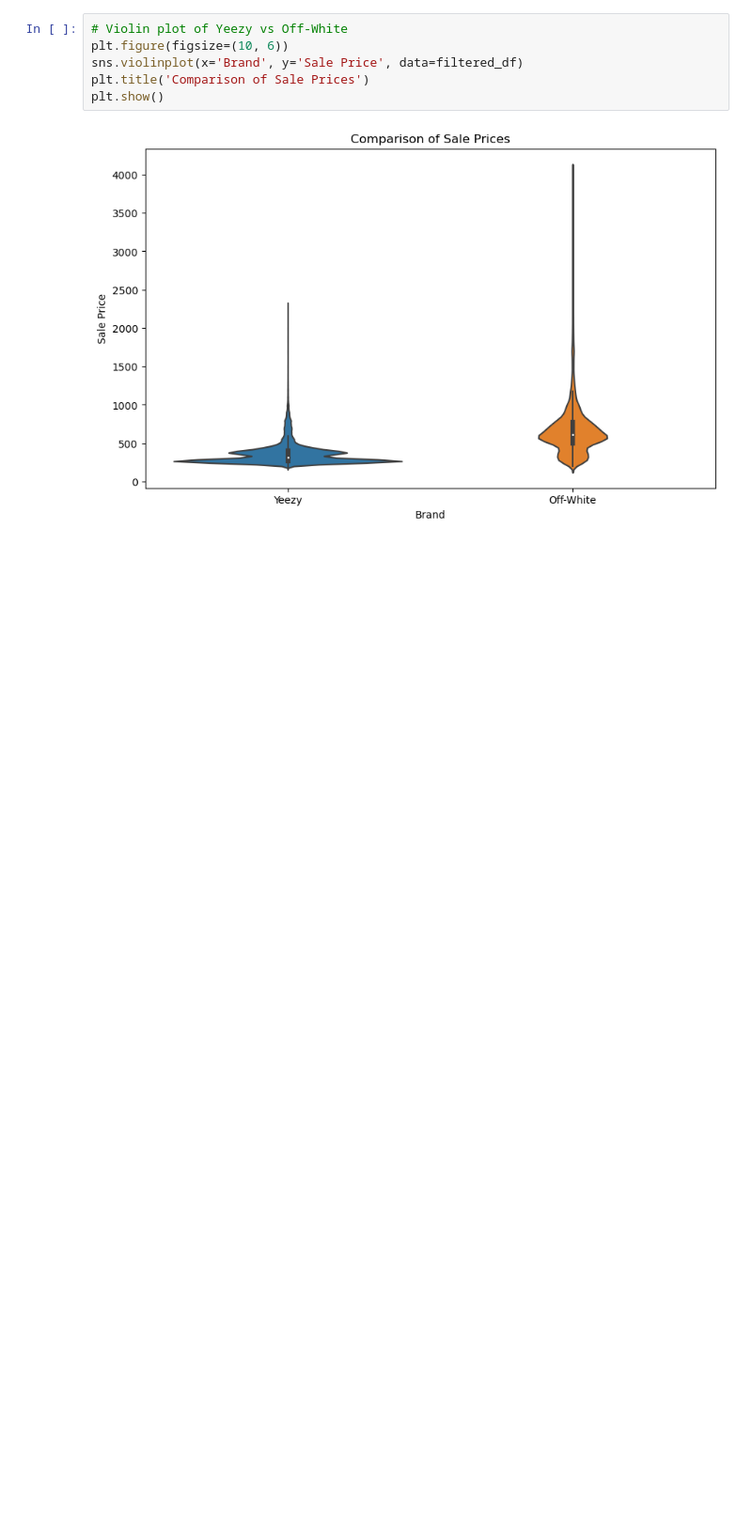
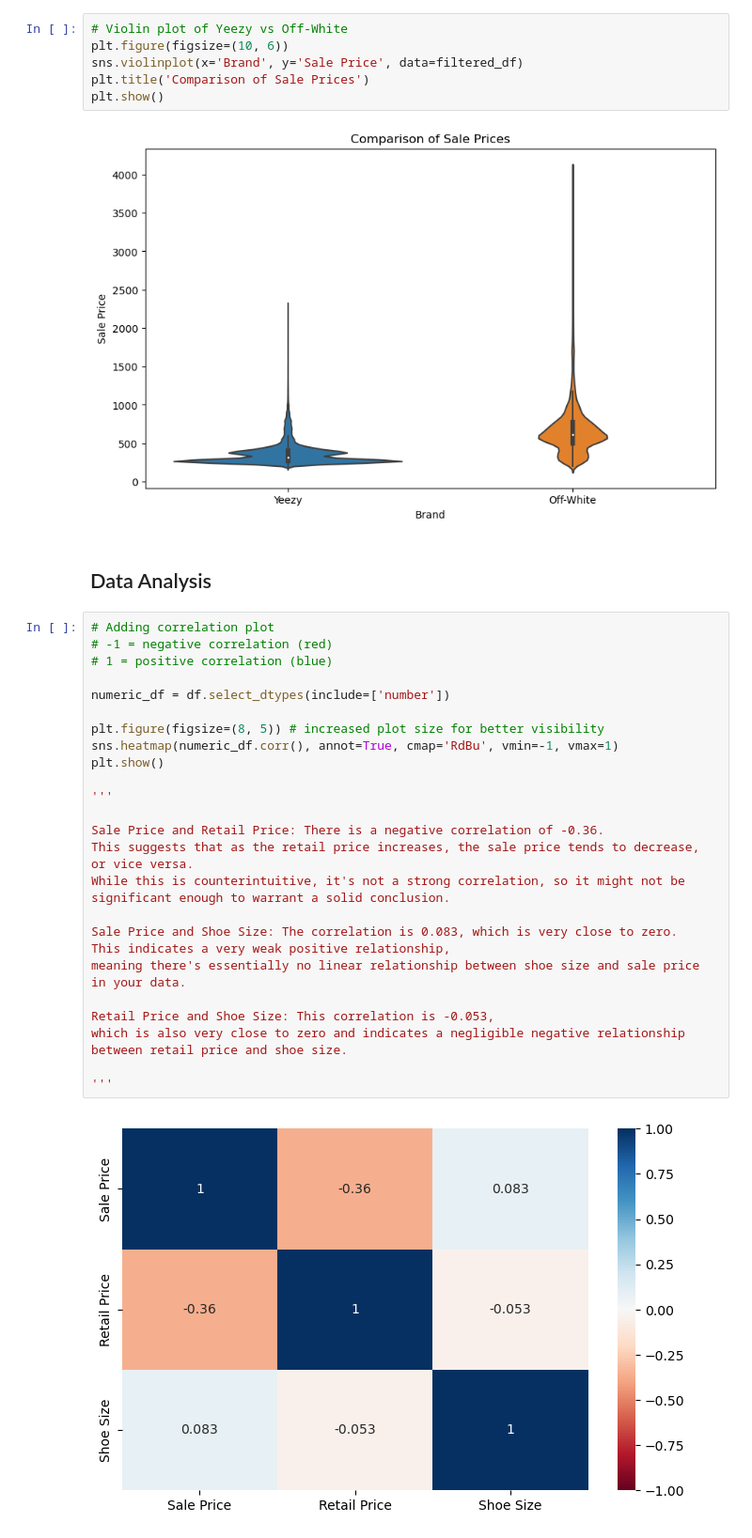
Before and after one commit to Chris-Goyette/StockX_2019, a Jupyter notebook: StockX_2019.ipynb, the cells around one changed output. Shown: that part at 94% size. Drawn from its saved outputs; the diff is of its cells as text; blank space fills up the shorter version.

Commit message:
Adds correlation heatmap

```diff
--- a/StockX_2019.ipynb
+++ b/StockX_2019.ipynb
@@ -193,3 +197,32 @@ plt.title('Comparison of Sale Prices')
 plt.show()
 # %% [output]
 [figure]
+# %% [markdown]
+## Data Analysis
+# %%
+# Adding correlation plot
+# -1 = negative correlation (red)
+# 1 = positive correlation (blue)
+
+numeric_df = df.select_dtypes(include=['number'])
+
+plt.figure(figsize=(8, 5)) # increased plot size for better visibility
+sns.heatmap(numeric_df.corr(), annot=True, cmap='RdBu', vmin=-1, vmax=1)
+plt.show()
+
+'''
+
+Sale Price and Retail Price: There is a negative correlation of -0.36.
+This suggests that as the retail price increases, the sale price tends to decrease, or vice versa.
+While this is counterintuitive, it's not a strong correlation, so it might not be significant enough to warrant a solid conclusion.
+
+Sale Price and Shoe Size: The correlation is 0.083, which is very close to zero.
+This indicates a very weak positive relationship,
+meaning there's essentially no linear relationship between shoe size and sale price in your data.
+
+Retail Price and Shoe Size: This correlation is -0.053,
+which is also very close to zero and indicates a negligible negative relationship between retail price and shoe size.
+
+'''
+# %% [output]
+[figure, added]
```
Also changed, not shown: parts of 2 cells of this notebook.
